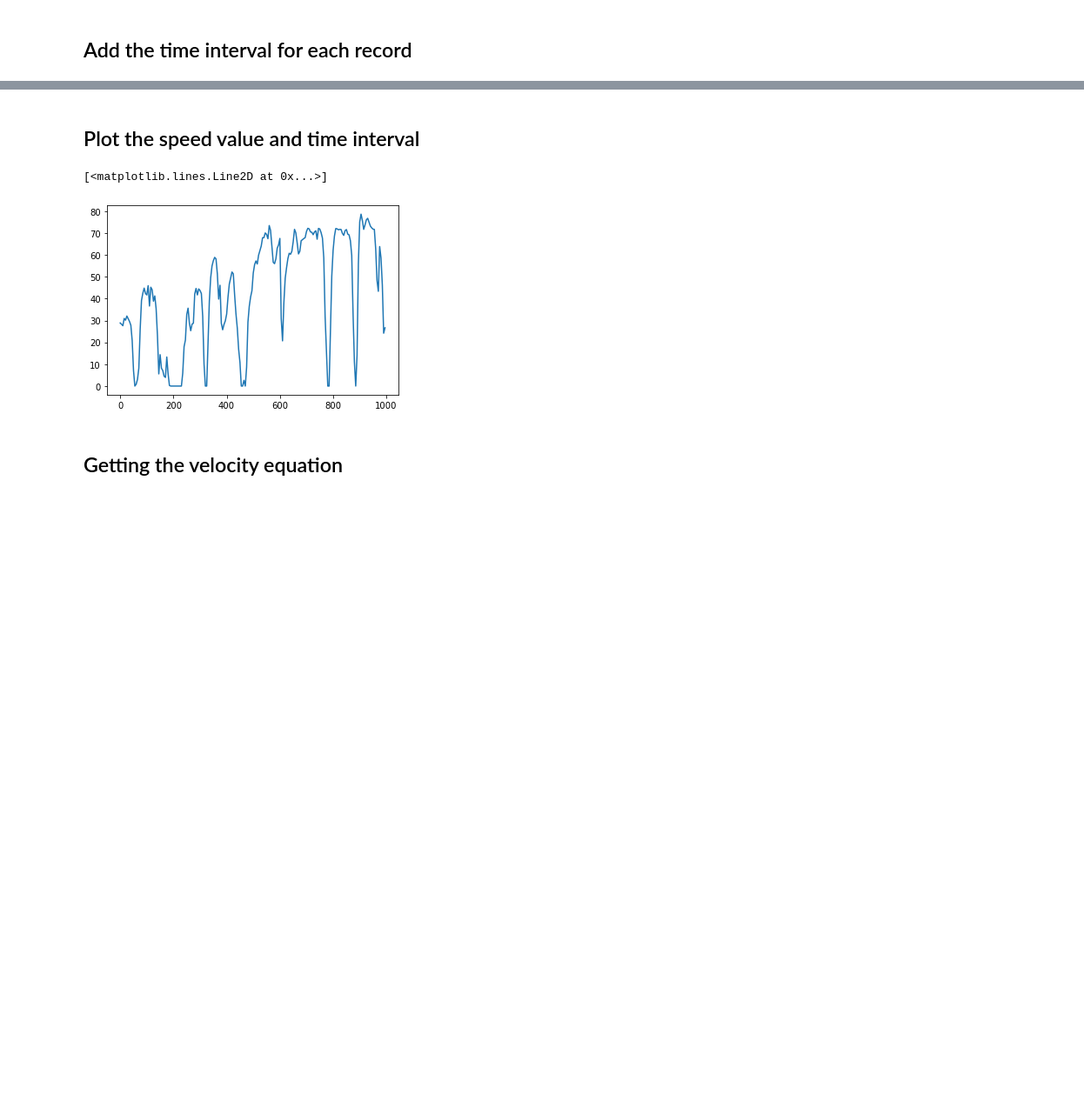
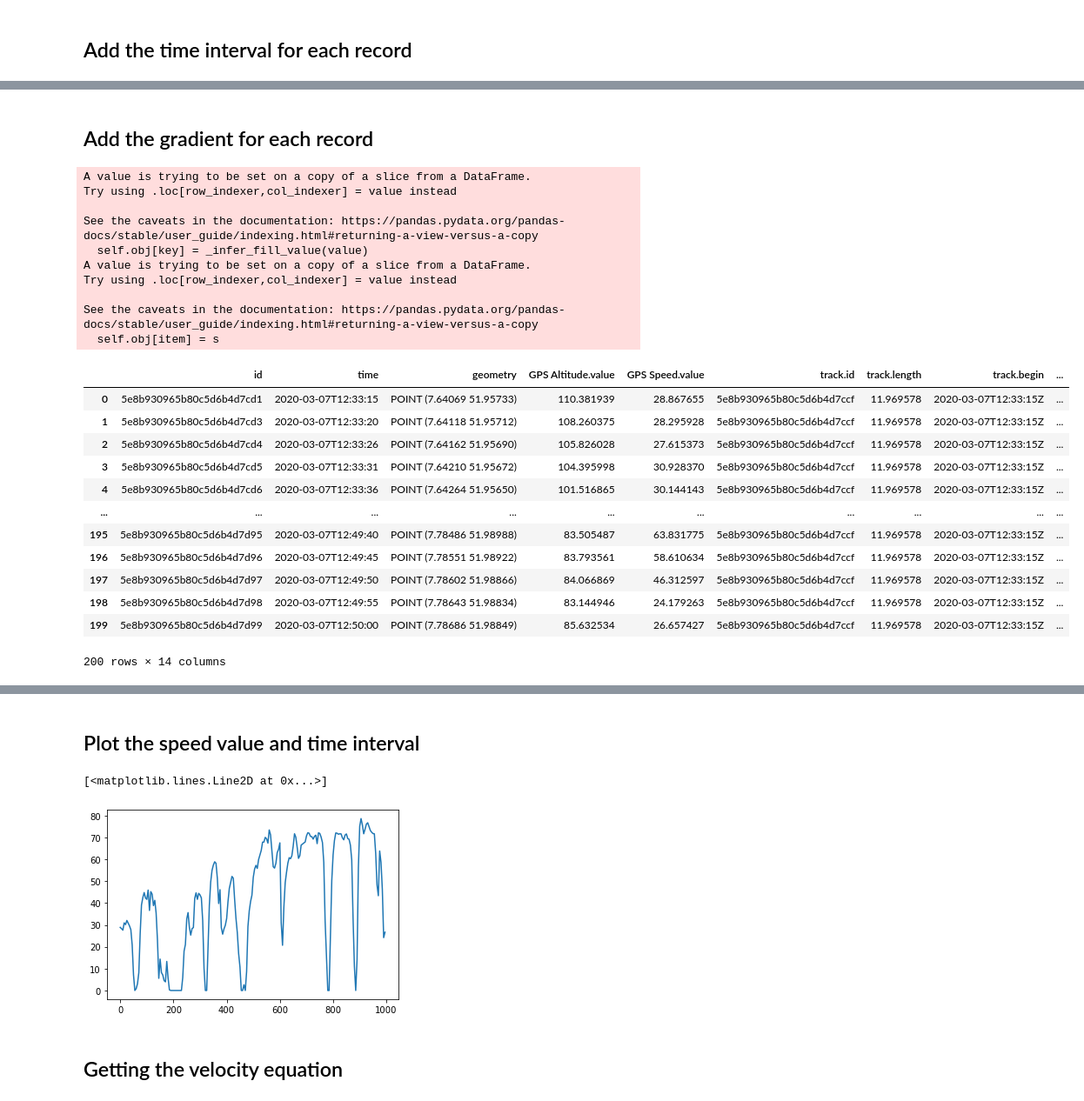
Before and after one commit to enviroCar/envirocar-py, a Jupyter notebook: examples/Energy_demand.ipynb, the cells around one changed output, grey strips where cells are left out. Shown at 87% size. Cells and saved outputs as stored; diff of their text form; code cells hidden in the pictures; blank space fills up the shorter version.

```diff
--- a/examples/Energy_demand.ipynb
+++ b/examples/Energy_demand.ipynb
@@ -99,0 +120,50 @@ some_track
+# %% [markdown]
+## Add the gradient for each record
+# %%
+def distance(lon1,lon2,lat1,lat2):
+    R = 63713000 #radius
+    φ1=lat1 * np.pi /180
+    φ2 = lat2 * np.pi /180
+    Δφ = (lat2-lat1) * np.pi /180
+    Δλ = (lon2-lon1) * np.pi /180
+    a = np.sin(Δφ/2) * np.sin(Δφ/2) +np.cos(φ1) * np.cos(φ2) *np.sin(Δλ/2) * np.sin(Δλ/2)
+    c = 2*np.arctan2(np.sqrt(a), np.sqrt(1-a));
+    return R * c
+def gradient(height,distance):
+    return np.arctan(height/distance) * 180/np.pi
+for i in some_track.index:
+    if (i == len(some_track)-1):
+        break
+    lat1= some_track.loc[i,'geometry'].y
+    lat2= some_track.loc[i+1,'geometry'].y
+    lon1= some_track.loc[i,'geometry'].x
+    lon2= some_track.loc[i+1,'geometry'].x
+    heightdiff = some_track.loc[i,'GPS Altitude.value']-some_track.loc[i+1,'GPS Altitude.value']
+    some_track.loc[i+1,'seg_distance']= distance(lon1,lon2,lat1,lat2)
+    some_track.loc[i+1,'gradient']= gradient(heightdiff,some_track.loc[i+1,'seg_distance'])
+
+some_track
+# %% [output]
+A value is trying to be set on a copy of a slice from a DataFrame.
+Try using .loc[row_indexer,col_indexer] = value instead
+
+See the caveats in the documentation: https://pandas.pydata.org/pandas-docs/stable/user_guide/indexing.html#returning-a-view-versus-a-copy
+  self.obj[key] = _infer_fill_value(value)
+A value is trying to be set on a copy of a slice from a DataFrame.
+Try using .loc[row_indexer,col_indexer] = value instead
+
+See the caveats in the documentation: https://pandas.pydata.org/pandas-docs/stable/user_guide/indexing.html#returning-a-view-versus-a-copy
+  self.obj[item] = s
+|  | id | time | geometry | GPS Altitude.value | GPS Speed.value | track.id | track.length | track.begin | ... |
+| 0 | 5e8b930965b80c5d6b4d7cd1 | 2020-03-07T12:33:15 | POINT (7.64069 51.95733) | 110.381939 | 28.867655 | 5e8b930965b80c5d6b4d7ccf | 11.969578 | 2020-03-07T12:33:15Z | ... |
+| 1 | 5e8b930965b80c5d6b4d7cd3 | 2020-03-07T12:33:20 | POINT (7.64118 51.95712) | 108.260375 | 28.295928 | 5e8b930965b80c5d6b4d7ccf | 11.969578 | 2020-03-07T12:33:15Z | ... |
+| 2 | 5e8b930965b80c5d6b4d7cd4 | 2020-03-07T12:33:26 | POINT (7.64162 51.95690) | 105.826028 | 27.615373 | 5e8b930965b80c5d6b4d7ccf | 11.969578 | 2020-03-07T12:33:15Z | ... |
+| 3 | 5e8b930965b80c5d6b4d7cd5 | 2020-03-07T12:33:31 | POINT (7.64210 51.95672) | 104.395998 | 30.928370 | 5e8b930965b80c5d6b4d7ccf | 11.969578 | 2020-03-07T12:33:15Z | ... |
+| 4 | 5e8b930965b80c5d6b4d7cd6 | 2020-03-07T12:33:36 | POINT (7.64264 51.95650) | 101.516865 | 30.144143 | 5e8b930965b80c5d6b4d7ccf | 11.969578 | 2020-03-07T12:33:15Z | ... |
+| ... | ... | ... | ... | ... | ... | ... | ... | ... | ... |
+| 195 | 5e8b930965b80c5d6b4d7d95 | 2020-03-07T12:49:40 | POINT (7.78486 51.98988) | 83.505487 | 63.831775 | 5e8b930965b80c5d6b4d7ccf | 11.969578 | 2020-03-07T12:33:15Z | ... |
+| 196 | 5e8b930965b80c5d6b4d7d96 | 2020-03-07T12:49:45 | POINT (7.78551 51.98922) | 83.793561 | 58.610634 | 5e8b930965b80c5d6b4d7ccf | 11.969578 | 2020-03-07T12:33:15Z | ... |
+| 197 | 5e8b930965b80c5d6b4d7d97 | 2020-03-07T12:49:50 | POINT (7.78602 51.98866) | 84.066869 | 46.312597 | 5e8b930965b80c5d6b4d7ccf | 11.969578 | 2020-03-07T12:33:15Z | ... |
+| 198 | 5e8b930965b80c5d6b4d7d98 | 2020-03-07T12:49:55 | POINT (7.78643 51.98834) | 83.144946 | 24.179263 | 5e8b930965b80c5d6b4d7ccf | 11.969578 | 2020-03-07T12:33:15Z | ... |
+| 199 | 5e8b930965b80c5d6b4d7d99 | 2020-03-07T12:50:00 | POINT (7.78686 51.98849) | 85.632534 | 26.657427 | 5e8b930965b80c5d6b4d7ccf | 11.969578 | 2020-03-07T12:33:15Z | ... |
+200 rows × 14 columns
```
Also changed, not shown: parts of 11 cells of this notebook.
